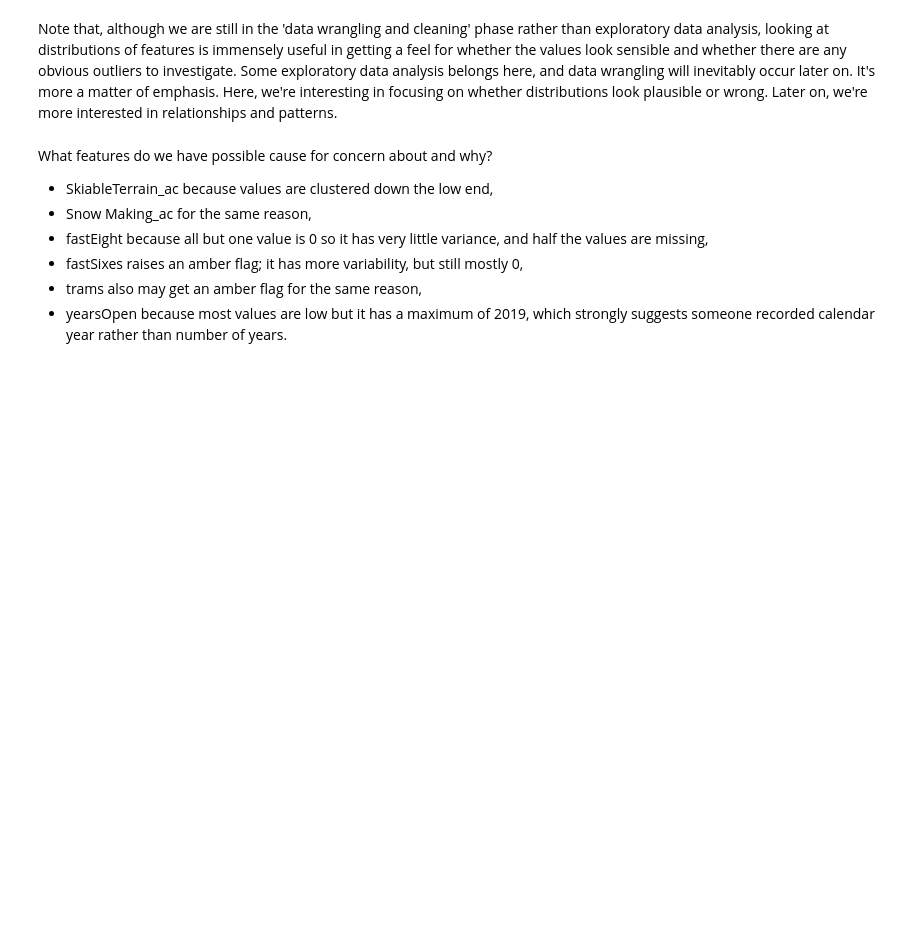
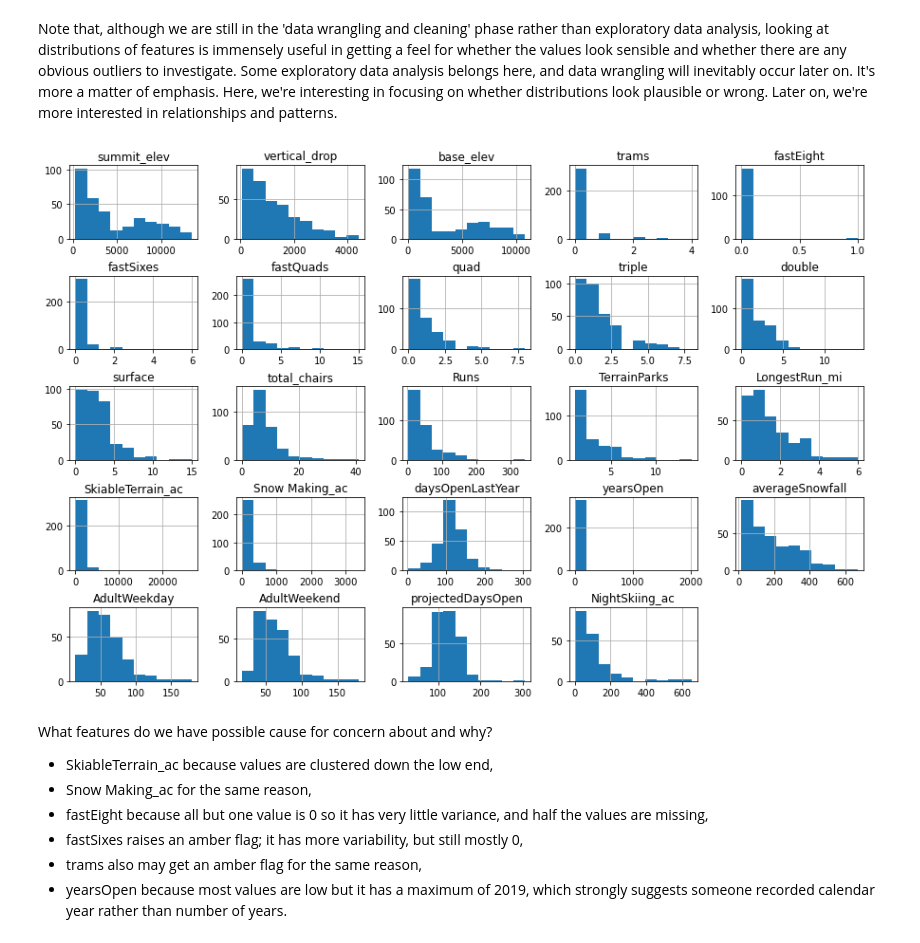
Before and after one commit to BeastEG/DataScienceGuidedCapstone, a Jupyter notebook: Notebooks/02_data_wrangling.ipynb, the cells around one changed output. Saved outputs shown, nothing was run; the diff lists cells and outputs as text; code cells hidden in the pictures; blank space fills up the shorter version.

```diff
--- a/Notebooks/02_data_wrangling.ipynb
+++ b/Notebooks/02_data_wrangling.ipynb
@@ -559,12 +580,18 @@ Note that, although we are still in the 'data wrangling and cleaning' phase rath
 # %%
 #Code task 18#
 #Call ski_data's `hist` method to plot histograms of each of the numeric features
 #Try passing it an argument figsize=(15,10)
 #Try calling plt.subplots_adjust() with an argument hspace=0.5 to adjust the spacing
 #It's important you create legible and easy-to-read plots
-ski_data.___(___)
-#plt.subplots_adjust(hspace=___);
+ski_data.hist(figsize = (15,10))
+plt.subplots_adjust(hspace = 0.5);
 #Hint: notice how the terminating ';' "swallows" some messy output and leads to a tidier notebook
+
+#---Original---
+##ski_data.___(___)
+##plt.subplots_adjust(hspace= );
+# %% [output]
+[figure, added]
 # %% [markdown]
 What features do we have possible cause for concern about and why?
 
```
Also changed, not shown: parts of 6 cells of this notebook.
